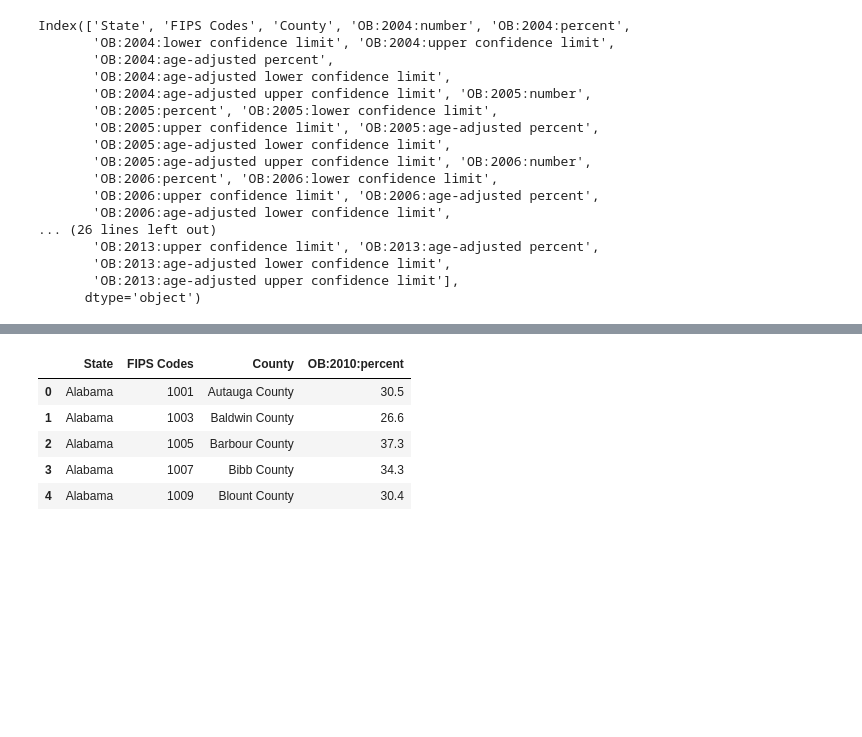
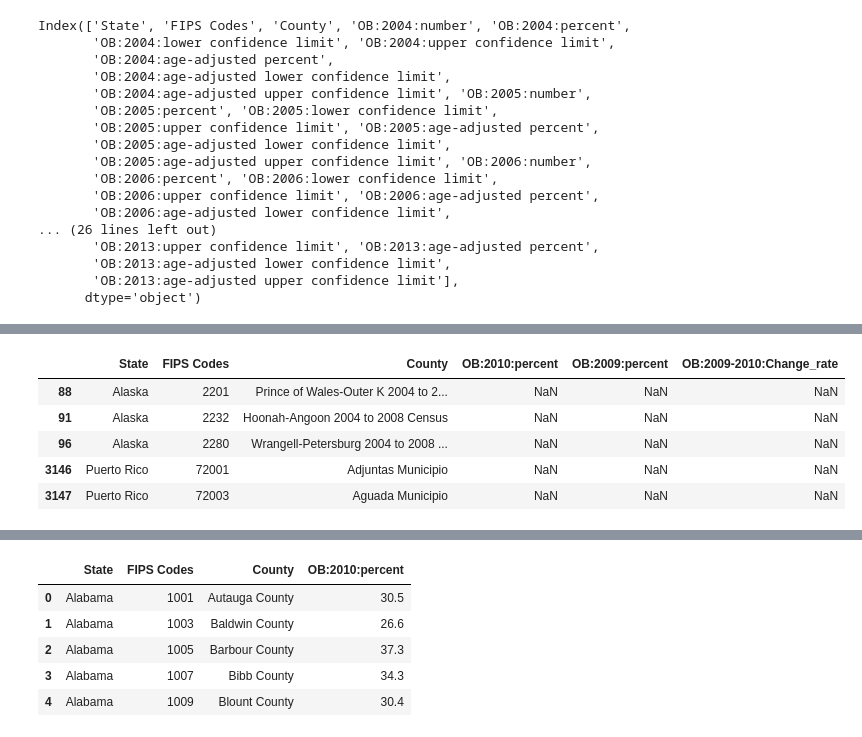
Before and after one commit to lbordz/diabetes-rates-prediction, a Jupyter notebook: data_cleaning/A-Obtaining_Data-6-obesity.ipynb, the cells around one changed output, grey strips where cells are left out. Cells and saved outputs as stored; diff of their text form; code cells hidden in the pictures; blank space fills up the shorter version.

```diff
--- a/data_cleaning/A-Obtaining_Data-6-obesity.ipynb
+++ b/data_cleaning/A-Obtaining_Data-6-obesity.ipynb
@@ -103,0 +187,9 @@ Index(['State', 'FIPS Codes', 'County', 'OB:2004:number', 'OB:2004:percent',
+# %%
+ob2[ob2['OB:2010:percent'].isnull()].head()
+# %% [output]
+|  | State | FIPS Codes | County | OB:2010:percent | OB:2009:percent | OB:2009-2010:Change_rate |
+| 88 | Alaska | 2201 | Prince of Wales-Outer K 2004 to 2... | NaN | NaN | NaN |
+| 91 | Alaska | 2232 | Hoonah-Angoon 2004 to 2008 Census | NaN | NaN | NaN |
+| 96 | Alaska | 2280 | Wrangell-Petersburg 2004 to 2008 ... | NaN | NaN | NaN |
+| 3146 | Puerto Rico | 72001 | Adjuntas Municipio | NaN | NaN | NaN |
+| 3147 | Puerto Rico | 72003 | Aguada Municipio | NaN | NaN | NaN |
```
Also changed, not shown: parts of 15 cells of this notebook.
